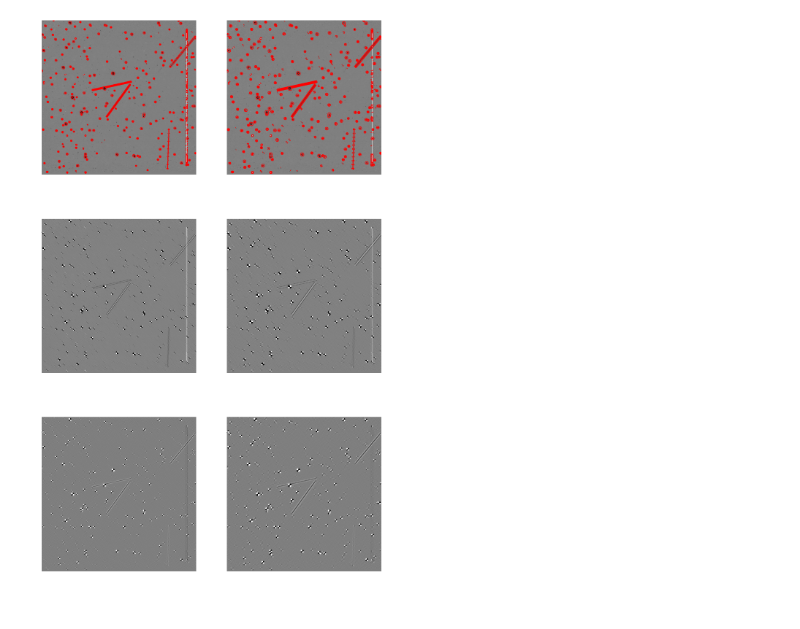
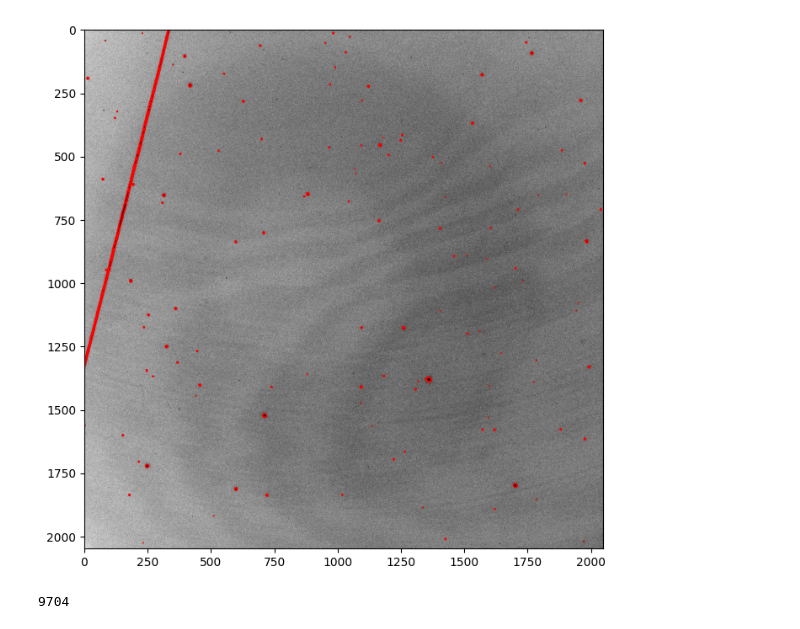
Before and after one commit to astromg/mglab, a Jupyter notebook: satelite_detection.ipynb, the cells around one changed output. Saved outputs shown, nothing was run; the diff lists cells and outputs as text; code cells hidden in the pictures.

```diff
--- a/satelite_detection.ipynb
+++ b/satelite_detection.ipynb
@@ -162,0 +105,13 @@ def line_detection_kernel(R):
+# %%
+th = 3
+maska_3s = image > np.median(image) + th * mad_std(image)
+
+vmin = np.median(image)  - 1 * np.std(image)
+vmax = np.median(image)  + 1 * np.std(image)
+
+fig, ax = plt.subplots(1, 1, figsize=(8, 8))
+ax.imshow(image,vmin=vmin,vmax=vmax,cmap='binary')
+X, Y = np.meshgrid(np.arange(image.shape[1]), np.arange(image.shape[0]))
+countours = ax.contour(X, Y, maska_3s, 0, colors='red', linewidths=1) ##linewidth parameter had to be adjusted by eye estimation.
+
+plt.show()
@@ -262,40 +174,17 @@ plt.show()
-# %%
-fig, ax = plt.subplots(3, 2, figsize=(12, 20))
-
-vmin = np.median(image)  - 1 * np.std(image)
-vmax = np.median(image)  + 1 * np.std(image)
-ax[0][0].imshow(image,vmin=vmin,vmax=vmax,cmap='binary')
-X, Y = np.meshgrid(np.arange(image.shape[1]), np.arange(image.shape[0]))
-countours = ax[0][0].contour(X, Y, maska1, 0, colors='red', linewidths=1)
-ax[0][0].axis('off')
-
-vmin = np.median(image)  - 1 * np.std(image)
-vmax = np.median(image)  + 1 * np.std(image)
-ax[0][1].imshow(image,vmin=vmin,vmax=vmax,cmap='binary')
-X, Y = np.meshgrid(np.arange(image.shape[1]), np.arange(image.shape[0]))
-countours = ax[0][1].contour(X, Y, maska2, 0, colors='red', linewidths=1)
-ax[0][1].axis('off')
-
-vmin = np.mean(small_l) - 1 * np.std(small_l)
-vmax = np.mean(small_l) + 1 * np.std(small_l)
-ax[1][0].imshow(small_l,vmin=vmin,vmax=vmax,cmap='binary')
-ax[1][0].axis('off')
-
-vmin = np.mean(small_r) - 1 * np.std(small_r)
-vmax = np.mean(small_r) + 1 * np.std(small_r)
-ax[2][0].imshow(small_r,vmin=vmin,vmax=vmax,cmap='binary')
-ax[2][0].axis('off')
-
-vmin = np.mean(big_l) - 1 * np.std(big_l)
-vmax = np.mean(big_l) + 1 * np.std(big_l)
-ax[1][1].imshow(big_l,vmin=vmin,vmax=vmax,cmap='binary')
-ax[1][1].axis('off')
-
-vmin = np.mean(big_r) - 1 * np.std(big_r)
-vmax = np.mean(big_r) + 1 * np.std(big_r)
-ax[2][1].imshow(big_r,vmin=vmin,vmax=vmax,cmap='binary')
-ax[2][1].axis('off')
-
-plt.show()
-# %% [output]
-[figure, removed]
+# %%
+maska = maska_ld & maska_3s
+
+vmin = np.median(image)  - 1 * np.std(image)
+vmax = np.median(image)  + 1 * np.std(image)
+
+fig, ax = plt.subplots(1, 1, figsize=(8, 8))
+ax.imshow(image,vmin=vmin,vmax=vmax,cmap='binary')
+X, Y = np.meshgrid(np.arange(image.shape[1]), np.arange(image.shape[0]))
+countours = ax.contour(X, Y, maska, 0, colors='red', linewidths=1) ##linewidth parameter had to be adjusted by eye estimation.
+
+plt.show()
+
+print(len(image[maska]))
+# %% [output]
+[figure, added]
+9704
```
Also changed, not shown: parts of 12 cells of this notebook.
